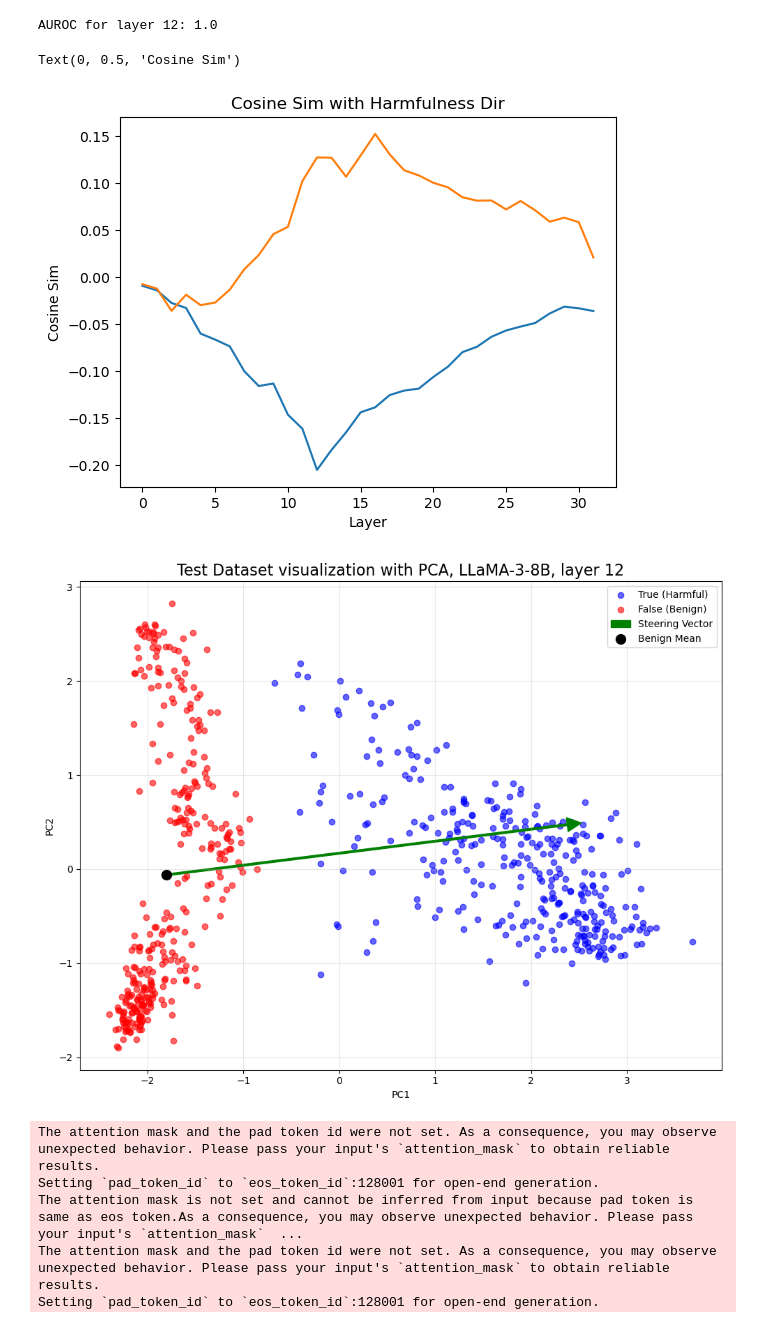
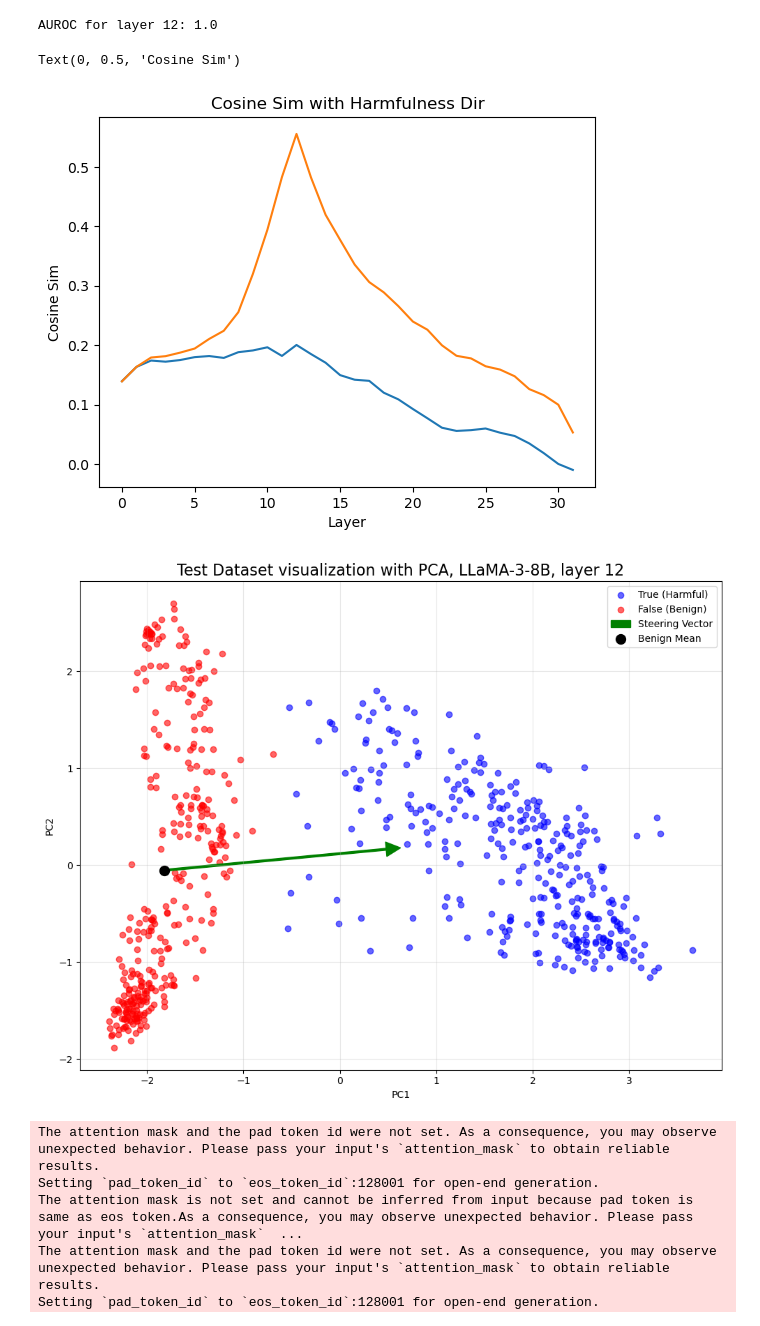
Before and after one commit to abhay-sheshadri/sae_experiments, a Jupyter notebook: refusal_dir.ipynb, the cells around one changed output. Saved outputs shown, nothing was run; the diff lists cells and outputs as text; code cells hidden in the pictures.

```diff
--- a/refusal_dir.ipynb
+++ b/refusal_dir.ipynb
@@ -63,8 +61,8 @@ def get_auroc(input_acts, labels, vector):
     # Calculate scores as dot product of input_acts with vector
     scores = torch.matmul(input_acts, vector)
     # Convert to numpy arrays for sklearn
-    scores_np = scores.cpu().numpy()
-    labels_np = labels.cpu().numpy()
+    scores_np = scores.detach().cpu().numpy()
+    labels_np = labels.detach().cpu().numpy()
     # Calculate and return AUROC
     auroc = roc_auc_score(labels_np, scores_np)
     return auroc
@@ -77,7 +75,8 @@ train_input_acts, train_labels = get_labeled(
     harmful_res_acts_train[layer_idx],
     aggregation="last"
 )
-vector = get_steering_vector(train_input_acts, train_labels, method="mean_diff").cuda()
+vector = get_steering_vector(train_input_acts, train_labels, method="rep_e").cuda()
+sorted_features, sorted_values, vector = get_encoder_reconstruction_vector(encoder, vector, multiple=8)
 
 # For test data
 test_input_acts, test_labels = get_labeled(
@@ -100,7 +99,7 @@ for layer in range(len(benign_res_acts_test)):
     benign_layer_acts = benign_res_acts_test[layer].to(torch.float32)
     harmful_layer_acts = harmful_res_acts_test[layer].to(torch.float32)
 
-    reshape_vector = vector.to(torch.float32).cpu()[None, :].repeat(len(benign_layer_acts), 1)
+    reshape_vector = vector.to(torch.float32).detach().cpu()[None, :].repeat(len(benign_layer_acts), 1)
     # Calculate cosine similarity for benign activations
     benign_cos_sim = cosine_similarity(benign_layer_acts[:, -1, :], reshape_vector)
     benign_refusal_cos_sim.append(benign_cos_sim[0][0])
@@ -117,7 +116,7 @@ plt.xlabel("Layer")
 plt.ylabel("Cosine Sim")
 # %% [output]
 Text(0, 0.5, 'Cosine Sim')
-[figure, old version]
+[figure, new version]
 # %%
 # Convert BFloat16 to Float32 and then to numpy array
 test_input_acts_np = test_input_acts.to(torch.float32).cpu().numpy()
@@ -128,7 +127,7 @@ pca = PCA(n_components=2)
 projected_data = pca.fit_transform(test_input_acts_np)
 
 # Project the steering vector
-vector_np = vector.to(torch.float32).cpu().numpy()
+vector_np = vector.to(torch.float32).detach().cpu().numpy()
 projected_vector = pca.transform(vector_np.reshape(1, -1) * 5)[0]
 
 # Create the plot
@@ -138,34 +137,34 @@ plt.title(f"Test Dataset visualization with PCA, LLaMA-3-8B, layer {layer_idx}",
 # Separate data points based on labels
 true_points = projected_data[test_labels_np == 1]
 false_points = projected_data[test_labels_np == 0]
 
 # Calculate the mean of false points
 false_mean = np.mean(false_points, axis=0)
 
 # Plot the data
 plt.scatter(true_points[:, 0], true_points[:, 1], c='blue', label='True (Harmful)', alpha=0.6)
 plt.scatter(false_points[:, 0], false_points[:, 1], c='red', label='False (Benign)', alpha=0.6)
 
 # Plot the steering vector starting from the mean of false points
 plt.arrow(false_mean[0], false_mean[1],
           projected_vector[0], projected_vector[1],
           color='green', width=0.02,
           head_width=0.15, head_length=0.15,
           label='Steering Vector',
           length_includes_head=True)
 
 # Plot a point for the mean of false points
 plt.scatter(false_mean[0], false_mean[1], c='black', s=100, label='Benign Mean')
 
 plt.xlabel('PC1')
 plt.ylabel('PC2')
 plt.legend()
 plt.grid(True, alpha=0.3)
 
 plt.tight_layout()
 plt.show()
 # %% [output]
-[figure, old version]
+[figure, new version]
 # %%
 results = {}
 for steering_coef in [0, 2.5, 3.5, 5, 7.5, 10, 15, 20, 25]:
```
Also changed, not shown: parts of 10 cells of this notebook, 2 other files.
